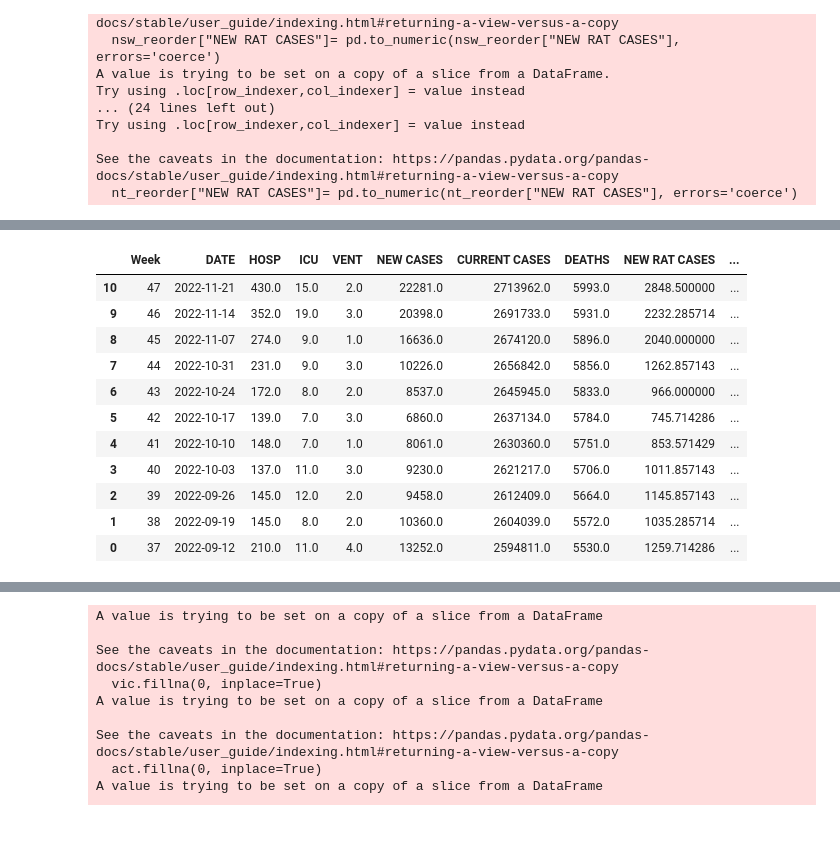
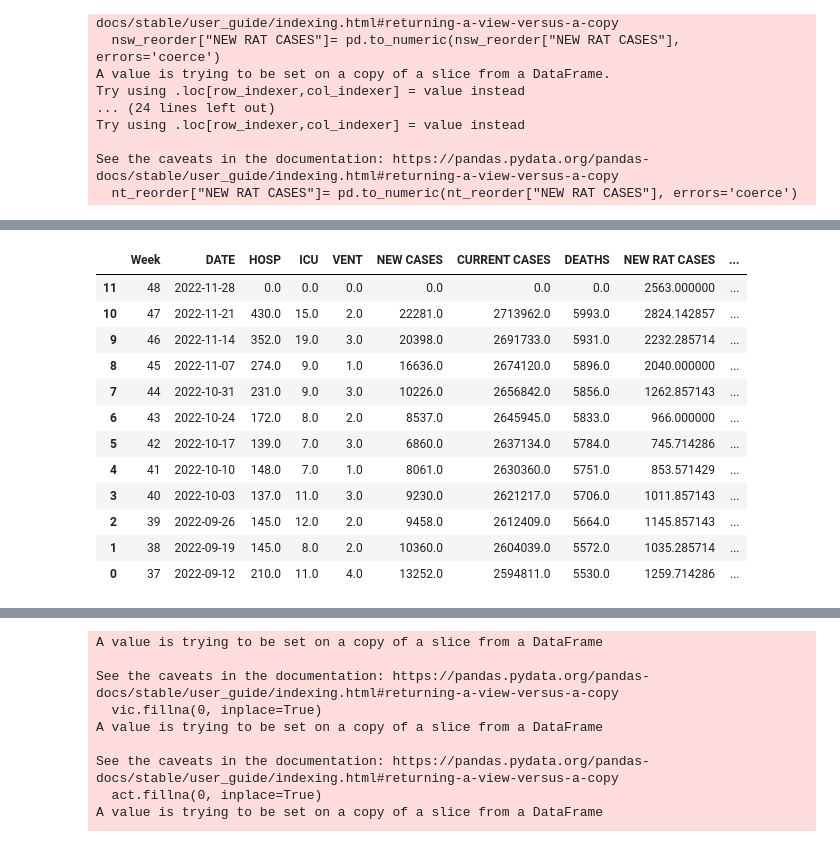
Before and after one commit to FrankMS3/COVID-Analysis, a Jupyter notebook: main.ipynb, the cells around one changed output, grey strips where cells are left out. Saved outputs shown, nothing was run; the diff lists cells and outputs as text; code cells hidden in the pictures.

```diff
--- a/main.ipynb
+++ b/main.ipynb
@@ -412,34 +413,35 @@ vic_reorder_loc_groupby
 # %%
 #sorting data by Date
 #VIC
 vic_reorder_loc_sort =vic_reorder_loc_groupby.sort_values(by = "DATE", ascending=False)
 
 #ACT
-act_reorder_loc_sort =sa_reorder_loc_groupby.sort_values(by = "DATE", ascending=False)
+act_reorder_loc_sort =act_reorder_loc_groupby.sort_values(by = "DATE", ascending=False)
 
 #NSW
 nsw_reorder_loc_sort =nsw_reorder_loc_groupby.sort_values(by = "DATE", ascending=False)
 
 #QLD
 qld_reorder_loc_sort = qld_reorder_loc_groupby.sort_values(by = "DATE", ascending=False)
 
 #NT
 nt_reorder_loc_sort = nt_reorder_loc_groupby.sort_values(by = "DATE", ascending=False)
 
 #WA
 wa_reorder_loc_sort = wa_reorder_loc_groupby.sort_values(by = "DATE", ascending=False)
 
 #SA
 sa_reorder_loc_sort = sa_reorder_loc_groupby.sort_values(by = "DATE", ascending=False)
 
 #TAS
 tas_reorder_loc_sort = tas_reorder_loc_groupby.sort_values(by = "DATE", ascending=False)
 
 #testing data value
 vic_reorder_loc_sort
 # %% [output]
 |  | Week | DATE | HOSP | ICU | VENT | NEW CASES | CURRENT CASES | DEATHS | NEW RAT CASES | ... |
-| 10 | 47 | 2022-11-21 | 430.0 | 15.0 | 2.0 | 22281.0 | 2713962.0 | 5993.0 | 2848.500000 | ... |
+| 11 | 48 | 2022-11-28 | 0.0 | 0.0 | 0.0 | 0.0 | 0.0 | 0.0 | 2563.000000 | ... |
+| 10 | 47 | 2022-11-21 | 430.0 | 15.0 | 2.0 | 22281.0 | 2713962.0 | 5993.0 | 2824.142857 | ... |
 | 9 | 46 | 2022-11-14 | 352.0 | 19.0 | 3.0 | 20398.0 | 2691733.0 | 5931.0 | 2232.285714 | ... |
 | 8 | 45 | 2022-11-07 | 274.0 | 9.0 | 1.0 | 16636.0 | 2674120.0 | 5896.0 | 2040.000000 | ... |
 | 7 | 44 | 2022-10-31 | 231.0 | 9.0 | 3.0 | 10226.0 | 2656842.0 | 5856.0 | 1262.857143 | ... |
```
Also changed, not shown: parts of 5 cells of this notebook.
